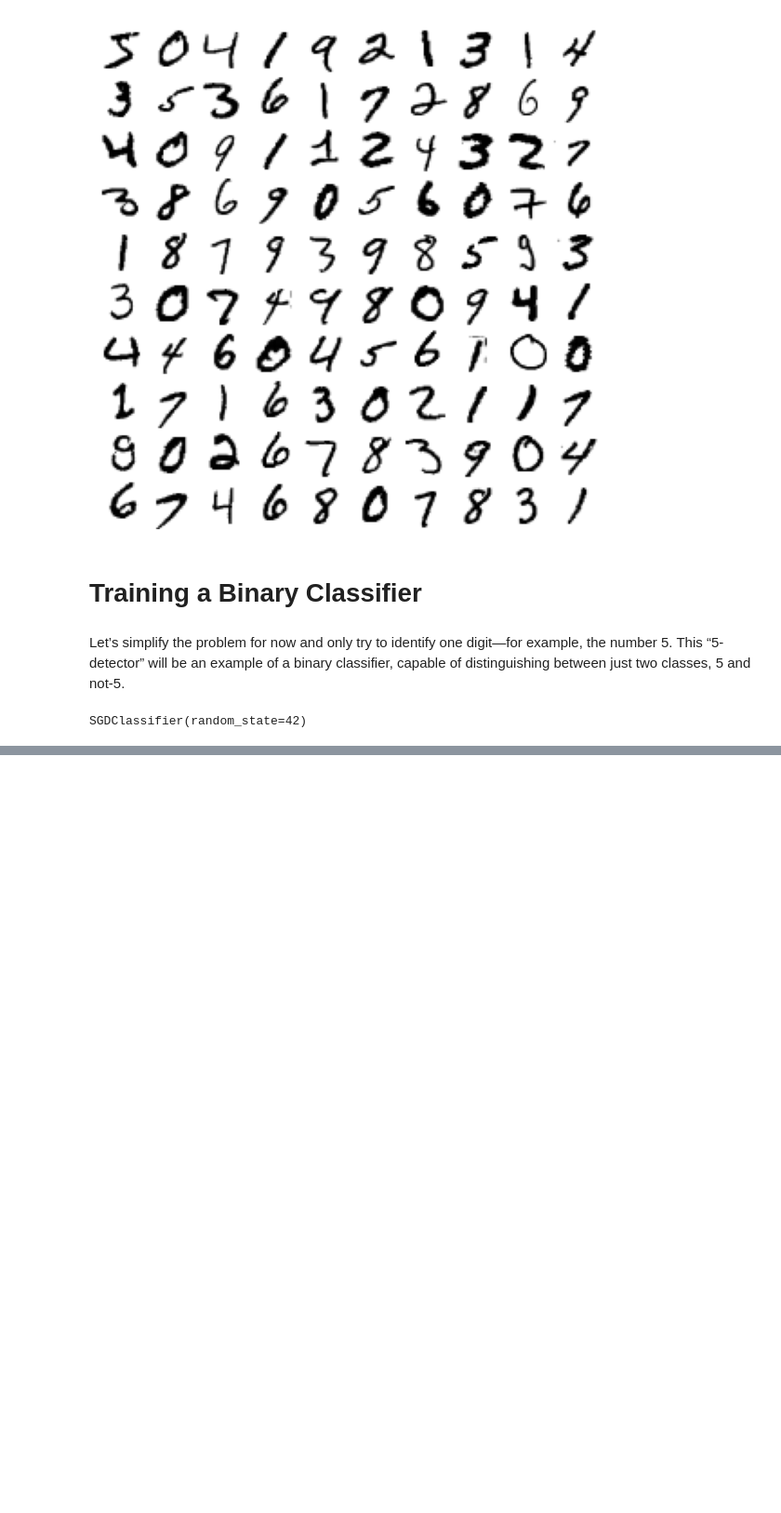
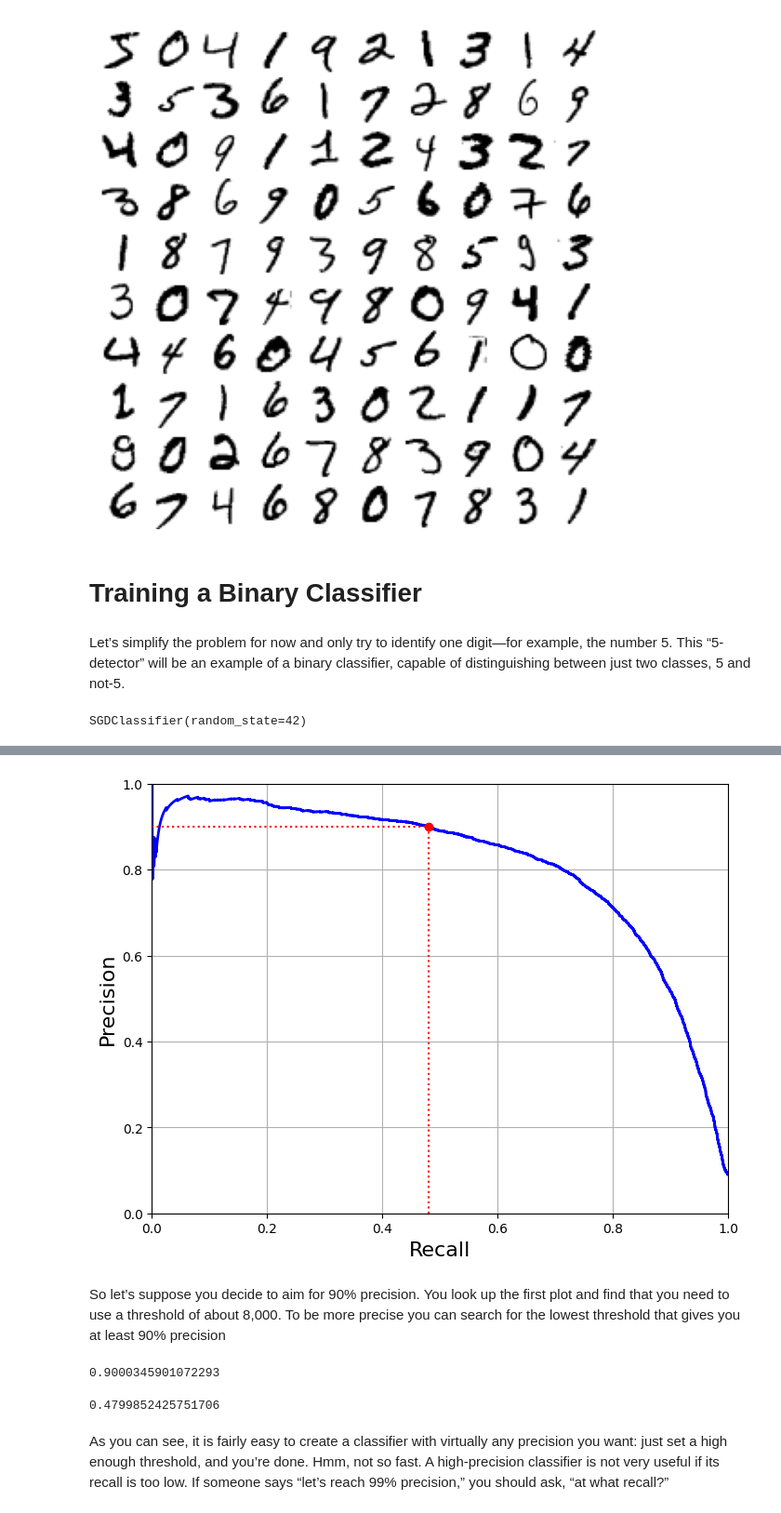
Before and after one commit to yeyechen/hands-on-ML, a Jupyter notebook: chapter3/Chapter3.ipynb, the cells around one changed output, grey strips where cells are left out. Shown: that part at 93% size. Cells and saved outputs as stored; diff of their text form; code cells hidden in the pictures; blank space fills up the shorter version.

```diff
--- a/chapter3/Chapter3.ipynb
+++ b/chapter3/Chapter3.ipynb
@@ -87,0 +199,18 @@ SGDClassifier(random_state=42)
+# %%
+def plot_precision_vs_recall(precisions, recalls):
+    plt.plot(recalls, precisions, 'b-', linewidth=2)
+    plt.xlabel('Recall', fontsize=16)
+    plt.ylabel('Precision', fontsize=16)
+    plt.axis([0, 1, 0, 1])
+    plt.grid(True)
+
+plt.figure(figsize=(8, 6))
+plot_precision_vs_recall(precisions, recalls)
+plt.plot([recall_90_precision, recall_90_precision], [0., 0.9], 'r:')
+plt.plot([0.0, recall_90_precision], [0.9, 0.9], 'r:')
+plt.plot([recall_90_precision], [0.9], 'ro')
+plt.show()
+# %% [output]
+[figure, added]
+# %% [markdown]
+So let’s suppose you decide to aim for 90% precision. You look up the first plot and find that you need to use a threshold of about 8,000. To be more precise you can search for the lowest threshold that gives you at least 90% precision
@@ -87,0 +219,10 @@ SGDClassifier(random_state=42)
+# %%
+precision_score(y_train_5, y_train_pred_90)
+# %% [output]
+0.9000345901072293
+# %%
+recall_score(y_train_5, y_train_pred_90)
+# %% [output]
+0.4799852425751706
+# %% [markdown]
+As you can see, it is fairly easy to create a classifier with virtually any precision you want: just set a high enough threshold, and you’re done. Hmm, not so fast. A high-precision classifier is not very useful if its recall is too low. If someone says “let’s reach 99% precision,” you should ask, “at what recall?”
```
Also changed, not shown: parts of 51 cells of this notebook.
